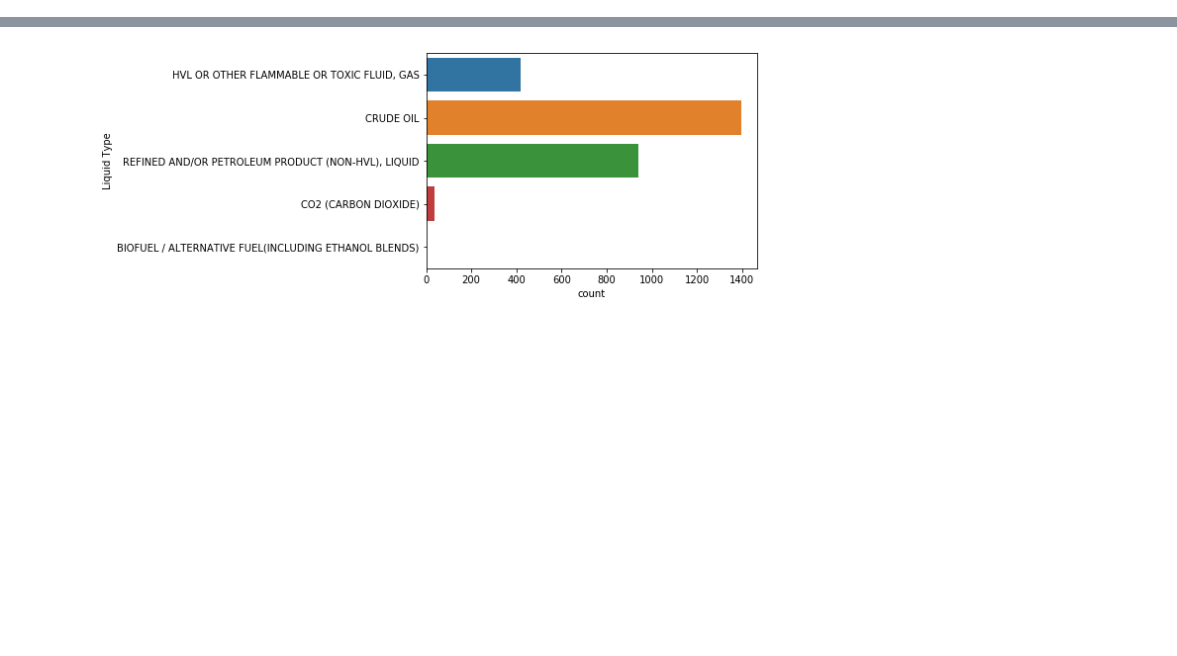
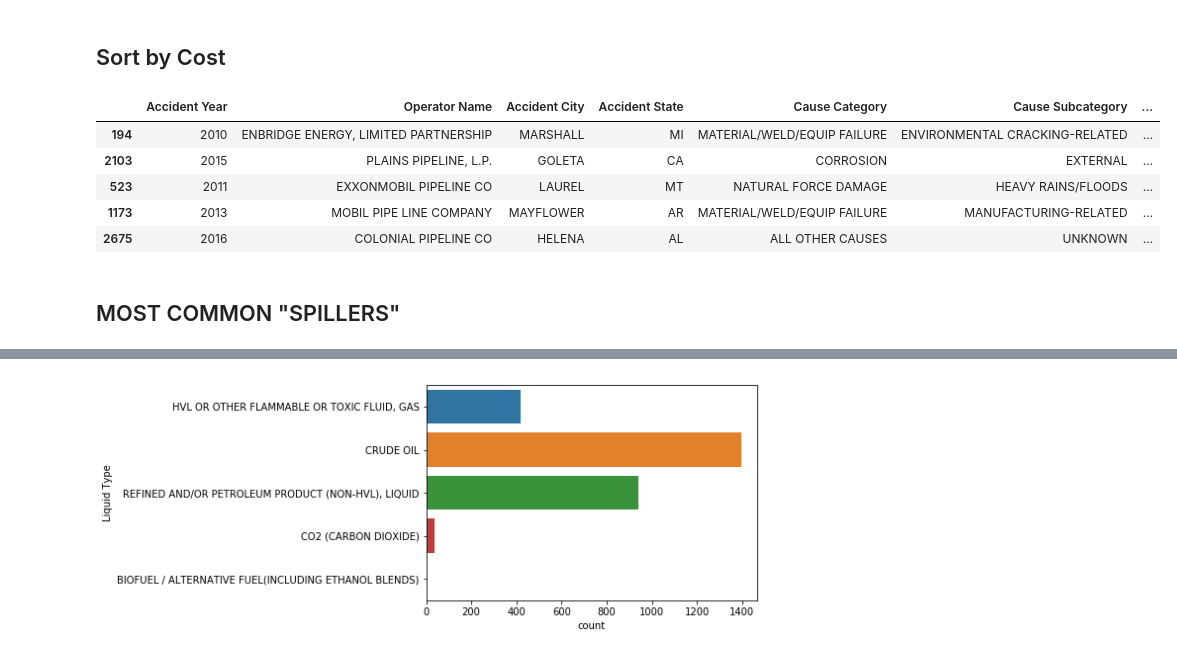
Before and after one commit to Vsosameza/Oil_Spill_Data_Analysis, a Jupyter notebook: Data_Exploration_Notebook.ipynb, the cells around one changed output, grey strips where cells are left out. Saved outputs shown, nothing was run; the diff lists cells and outputs as text; code cells hidden in the pictures; blank space fills up the shorter version.

```diff
--- a/Data_Exploration_Notebook.ipynb
+++ b/Data_Exploration_Notebook.ipynb
@@ -7,0 +47,16 @@ price_df = pd.read_csv('price_per_barrel_01042010-01312017.csv')
+# %% [markdown]
+## Sort by Cost
+# %%
+df_byCost = oil_df.sort_values(by=['All Costs'], ascending=False)
+info = ['Accident Year','Operator Name','Accident City', 'Accident State', 'Cause Category'
+       ,'Cause Subcategory','All Costs']
+df_byCost[info].head()
+# %% [output]
+|  | Accident Year | Operator Name | Accident City | Accident State | Cause Category | Cause Subcategory | ... |
+| 194 | 2010 | ENBRIDGE ENERGY, LIMITED PARTNERSHIP | MARSHALL | MI | MATERIAL/WELD/EQUIP FAILURE | ENVIRONMENTAL CRACKING-RELATED | ... |
+| 2103 | 2015 | PLAINS PIPELINE, L.P. | GOLETA | CA | CORROSION | EXTERNAL | ... |
+| 523 | 2011 | EXXONMOBIL PIPELINE CO | LAUREL | MT | NATURAL FORCE DAMAGE | HEAVY RAINS/FLOODS | ... |
+| 1173 | 2013 | MOBIL PIPE LINE COMPANY | MAYFLOWER | AR | MATERIAL/WELD/EQUIP FAILURE | MANUFACTURING-RELATED | ... |
+| 2675 | 2016 | COLONIAL PIPELINE CO | HELENA | AL | ALL OTHER CAUSES | UNKNOWN | ... |
+# %% [markdown]
+## MOST COMMON "SPILLERS"
```
Also changed, not shown: parts of 35 cells of this notebook.
